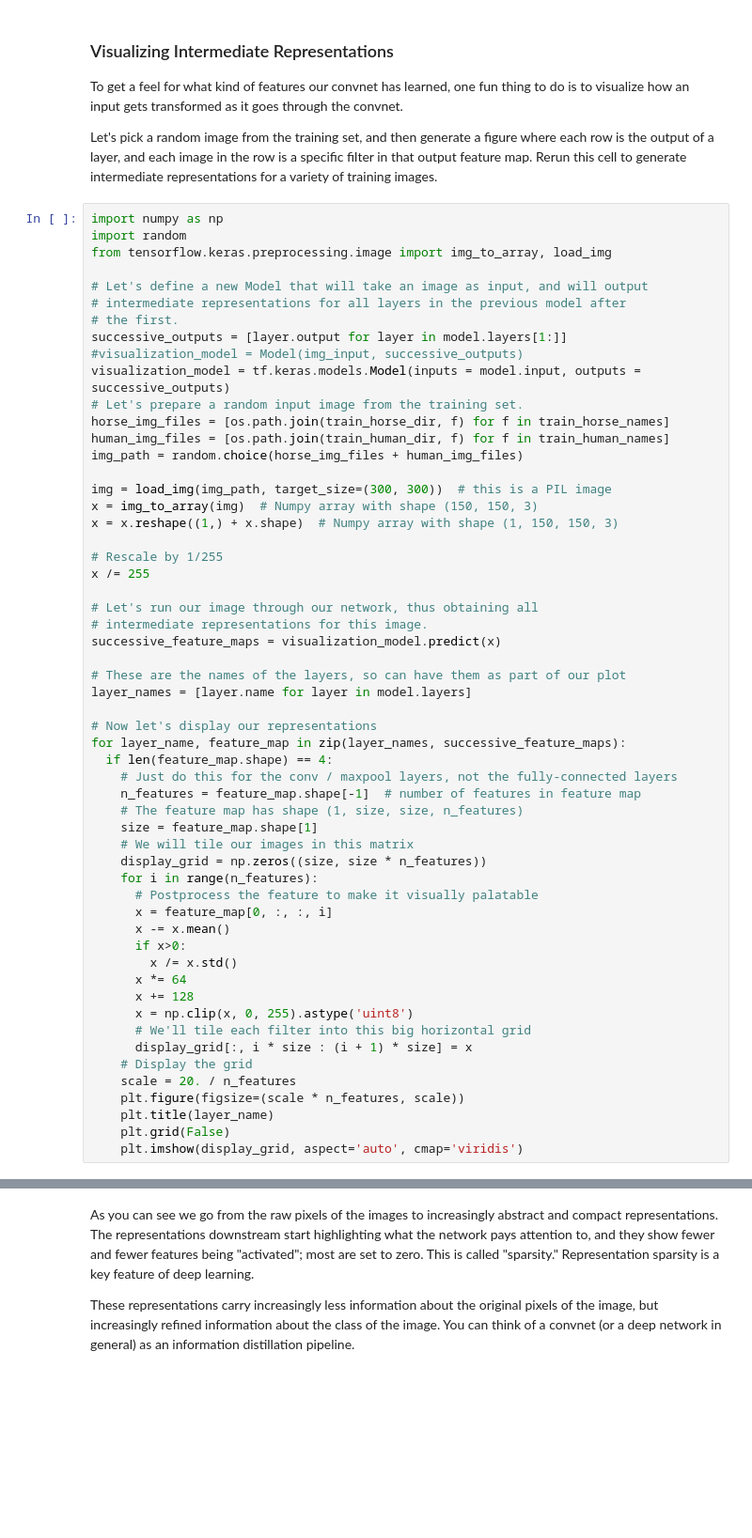
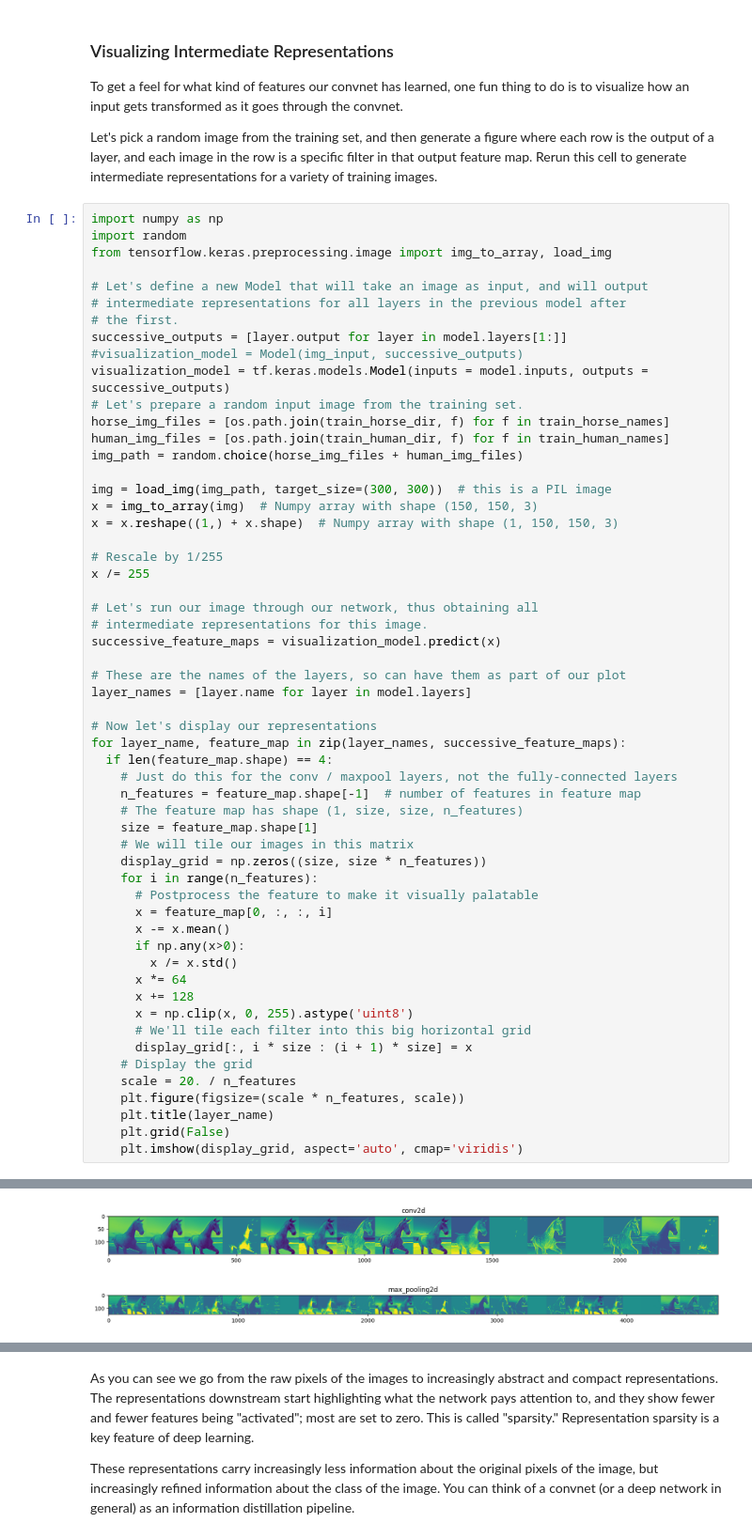
Before and after one commit to mani-87-12/ml_internship, a Jupyter notebook: Lab5-Using-Convolutions-With-Complex-Images.ipynb, the cells around one changed output, grey strips where cells are left out. Shown at 94% size. Saved outputs shown, nothing was run; the diff lists cells and outputs as text; blank space fills up the shorter version.

```diff
--- a/Lab5-Using-Convolutions-With-Complex-Images.ipynb
+++ b/Lab5-Using-Convolutions-With-Complex-Images.ipynb
@@ -347,7 +365,7 @@ from tensorflow.keras.preprocessing.image import img_to_array, load_img
 # the first.
 successive_outputs = [layer.output for layer in model.layers[1:]]
 #visualization_model = Model(img_input, successive_outputs)
-visualization_model = tf.keras.models.Model(inputs = model.input, outputs = successive_outputs)
+visualization_model = tf.keras.models.Model(inputs = model.inputs, outputs = successive_outputs)
 # Let's prepare a random input image from the training set.
 horse_img_files = [os.path.join(train_horse_dir, f) for f in train_horse_names]
 human_img_files = [os.path.join(train_human_dir, f) for f in train_human_names]
@@ -380,7 +398,7 @@ for layer_name, feature_map in zip(layer_names, successive_feature_maps):
       # Postprocess the feature to make it visually palatable
       x = feature_map[0, :, :, i]
       x -= x.mean()
-      if x>0:
+      if np.any(x>0):
         x /= x.std()
       x *= 64
       x += 128
@@ -397,0 +416,2 @@ ValueError: The layer sequential_1 has never been called and thus has no defined
+[figure, added]
+[figure, added]
```
Also changed, not shown: parts of 11 cells of this notebook.
